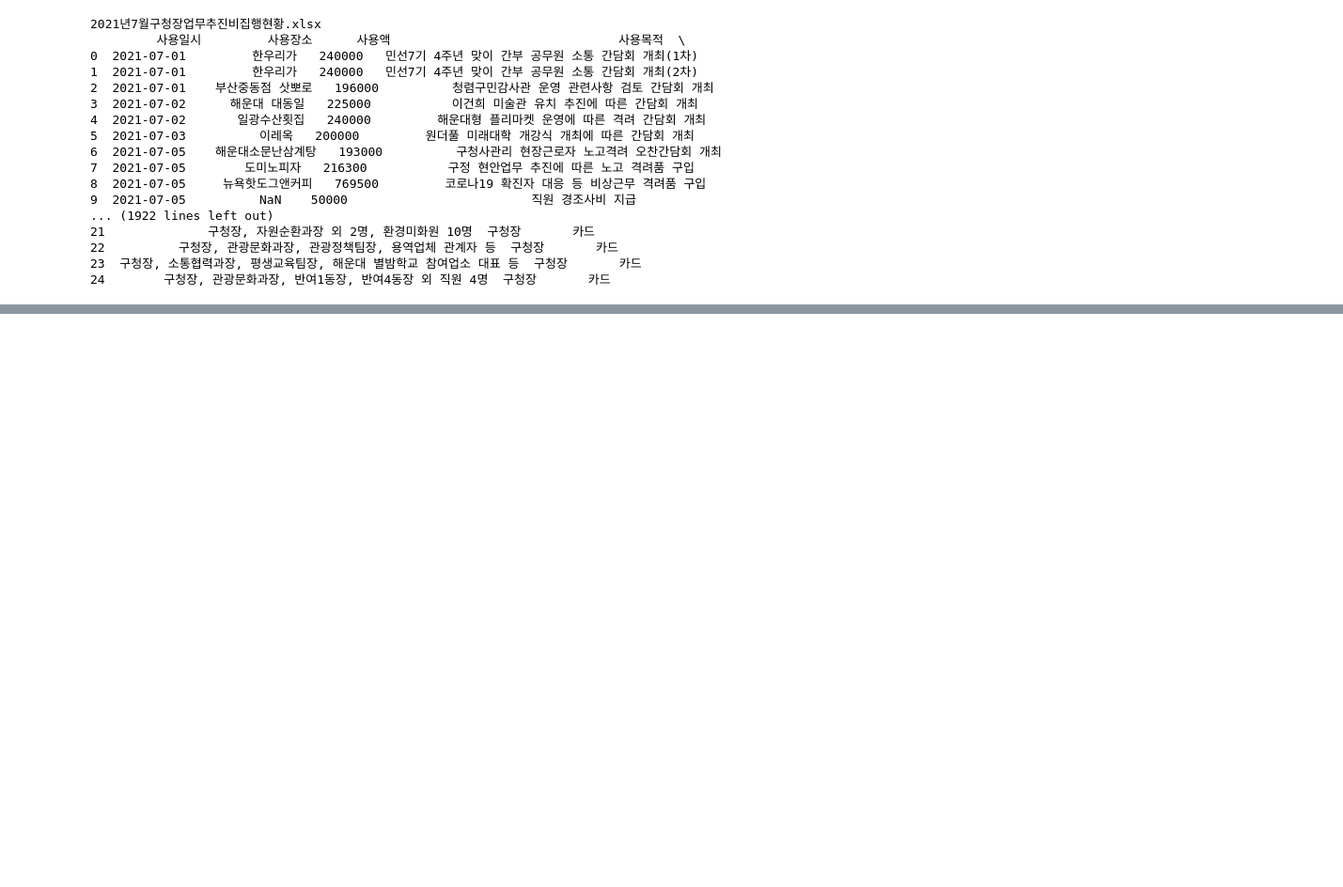
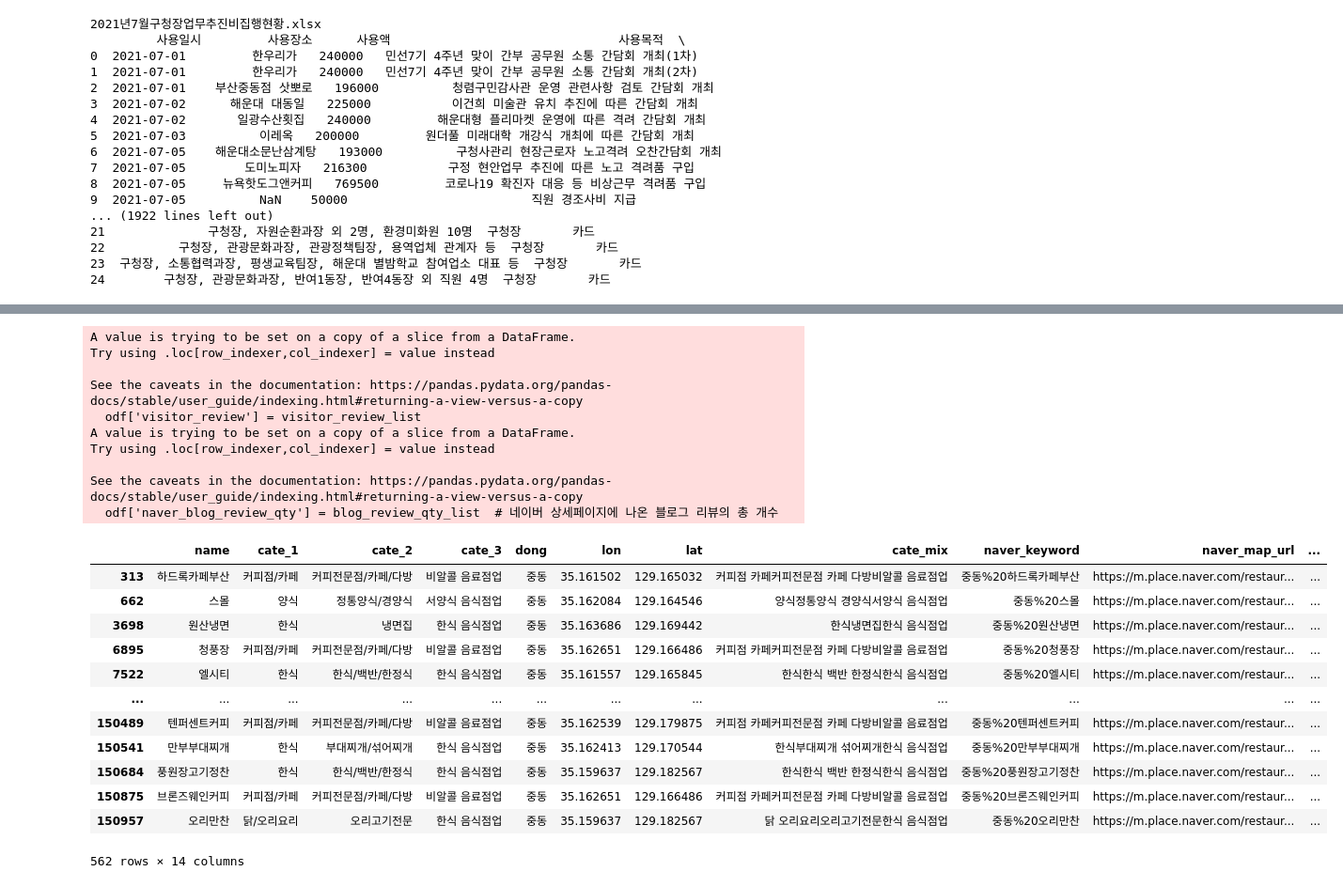
Before and after one commit to Huiseop123/AI_Section3_Project, a Jupyter notebook: main.ipynb, the cells around one changed output, grey strips where cells are left out. Shown at 94% size. Drawn from its saved outputs; the diff is of its cells as text; code cells hidden in the pictures; blank space fills up the shorter version.

```diff
--- a/main.ipynb
+++ b/main.ipynb
@@ -119,0 +365,41 @@ df
+# %%
+# 네이버 지도 검색창에 [해운대 @@식당]으로 검색해 정확도를 높여야 합니다. 검색어를 미리 설정해줍시다.
+
+odf['naver_keyword'] = odf['dong'] + "%20" + odf['name']  # "%20"는 띄어쓰기를 의미합니다.
+odf['naver_map_url'] = ''
+# %%
+for i, keyword in enumerate(odf['naver_keyword'].tolist()):
+    print("이번에 찾을 키워드 :", i, f"/ {odf.shape[0] -1} 행", keyword)
+    try:
+        naver_map_search_url = f"https://m.map.naver.com/search2/search.naver?query={keyword}&sm=hty&style=v5"
+
+        driver.get(naver_map_search_url)
+        # time.sleep(1)
+        odf.iloc[i,-1] = driver.find_element_by_css_selector("#ct > div.search_listview._content._ctList > ul > li:nth-child(1) > div.item_info > a.a_item.a_item_distance._linkSiteview").get_attribute('data-cid')
+        # 네이버 지도 시스템은 data-cid에 url 파라미터를 저장해두고 있었습니다.
+        # data-cid 번호를 뽑아두었다가 기본 url 템플릿에 넣어 최종적인 url을 완성하면 됩니다.
+
+        #만약 검색 결과가 없다면?
+    except Exception as e1:
+        if "li:nth-child(1)" in str(e1):  # -> "child(1)이 없던데요?"
+            try:
+                odf.iloc[i,-1] = driver.find_element_by_css_selector("#ct > div.search_listview._content._ctList > ul > li:nth-child(1) > div.item_info > a.a_item.a_item_distance._linkSiteview").get_attribute('data-cid')
+                # time.sleep(0.8)
+            except Exception as e2:
+                print(e2)
+                odf.iloc[i,-1] = np.nan
+                # time.sleep(0.8)
+        else:
+            pass
+
+
+driver.quit()
+
+
+# 이때 수집한 것은 완전한 URL이 아니라 URL에 들어갈 ID (data-cid 라는 코드명으로 저장된) 이므로, 온전한 URL로 만들어줍니다
+
+odf['naver_map_url'] = "https://m.place.naver.com/restaurant/" + odf['naver_map_url']
+
+
+# URL이 수집되지 않은 데이터는 제거합니다.
+odf = odf.loc[~odf['naver_map_url'].isnull()]
@@ -119,0 +529,28 @@ df
+# %%
+odf['visitor_review'] = visitor_review_list
+odf['naver_blog_review_qty'] = blog_review_qty_list  # 네이버 상세페이지에 나온 블로그 리뷰의 총 개수
+odf
+# %% [output]
+A value is trying to be set on a copy of a slice from a DataFrame.
+Try using .loc[row_indexer,col_indexer] = value instead
+
+See the caveats in the documentation: https://pandas.pydata.org/pandas-docs/stable/user_guide/indexing.html#returning-a-view-versus-a-copy
+  odf['visitor_review'] = visitor_review_list
+A value is trying to be set on a copy of a slice from a DataFrame.
+Try using .loc[row_indexer,col_indexer] = value instead
+
+See the caveats in the documentation: https://pandas.pydata.org/pandas-docs/stable/user_guide/indexing.html#returning-a-view-versus-a-copy
+  odf['naver_blog_review_qty'] = blog_review_qty_list  # 네이버 상세페이지에 나온 블로그 리뷰의 총 개수
+|  | name | cate_1 | cate_2 | cate_3 | dong | lon | lat | cate_mix | naver_keyword | naver_map_url | ... |
+| 313 | 하드록카페부산 | 커피점/카페 | 커피전문점/카페/다방 | 비알콜 음료점업 | 중동 | 35.161502 | 129.165032 | 커피점 카페커피전문점 카페 다방비알콜 음료점업 | 중동%20하드록카페부산 | https://m.place.naver.com/restaur... | ... |
+| 662 | 스몰 | 양식 | 정통양식/경양식 | 서양식 음식점업 | 중동 | 35.162084 | 129.164546 | 양식정통양식 경양식서양식 음식점업 | 중동%20스몰 | https://m.place.naver.com/restaur... | ... |
+| 3698 | 원산냉면 | 한식 | 냉면집 | 한식 음식점업 | 중동 | 35.163686 | 129.169442 | 한식냉면집한식 음식점업 | 중동%20원산냉면 | https://m.place.naver.com/restaur... | ... |
+| 6895 | 청풍장 | 커피점/카페 | 커피전문점/카페/다방 | 비알콜 음료점업 | 중동 | 35.162651 | 129.166486 | 커피점 카페커피전문점 카페 다방비알콜 음료점업 | 중동%20청풍장 | https://m.place.naver.com/restaur... | ... |
+| 7522 | 엘시티 | 한식 | 한식/백반/한정식 | 한식 음식점업 | 중동 | 35.161557 | 129.165845 | 한식한식 백반 한정식한식 음식점업 | 중동%20엘시티 | https://m.place.naver.com/restaur... | ... |
+| ... | ... | ... | ... | ... | ... | ... | ... | ... | ... | ... | ... |
+| 150489 | 텐퍼센트커피 | 커피점/카페 | 커피전문점/카페/다방 | 비알콜 음료점업 | 중동 | 35.162539 | 129.179875 | 커피점 카페커피전문점 카페 다방비알콜 음료점업 | 중동%20텐퍼센트커피 | https://m.place.naver.com/restaur... | ... |
+| 150541 | 만부부대찌개 | 한식 | 부대찌개/섞어찌개 | 한식 음식점업 | 중동 | 35.162413 | 129.170544 | 한식부대찌개 섞어찌개한식 음식점업 | 중동%20만부부대찌개 | https://m.place.naver.com/restaur... | ... |
+| 150684 | 풍원장고기정찬 | 한식 | 한식/백반/한정식 | 한식 음식점업 | 중동 | 35.159637 | 129.182567 | 한식한식 백반 한정식한식 음식점업 | 중동%20풍원장고기정찬 | https://m.place.naver.com/restaur... | ... |
+| 150875 | 브론즈웨인커피 | 커피점/카페 | 커피전문점/카페/다방 | 비알콜 음료점업 | 중동 | 35.162651 | 129.166486 | 커피점 카페커피전문점 카페 다방비알콜 음료점업 | 중동%20브론즈웨인커피 | https://m.place.naver.com/restaur... | ... |
+| 150957 | 오리만찬 | 닭/오리요리 | 오리고기전문 | 한식 음식점업 | 중동 | 35.159637 | 129.182567 | 닭 오리요리오리고기전문한식 음식점업 | 중동%20오리만찬 | https://m.place.naver.com/restaur... | ... |
+562 rows × 14 columns
```
Also changed, not shown: parts of 30 cells of this notebook, 4 other files.
